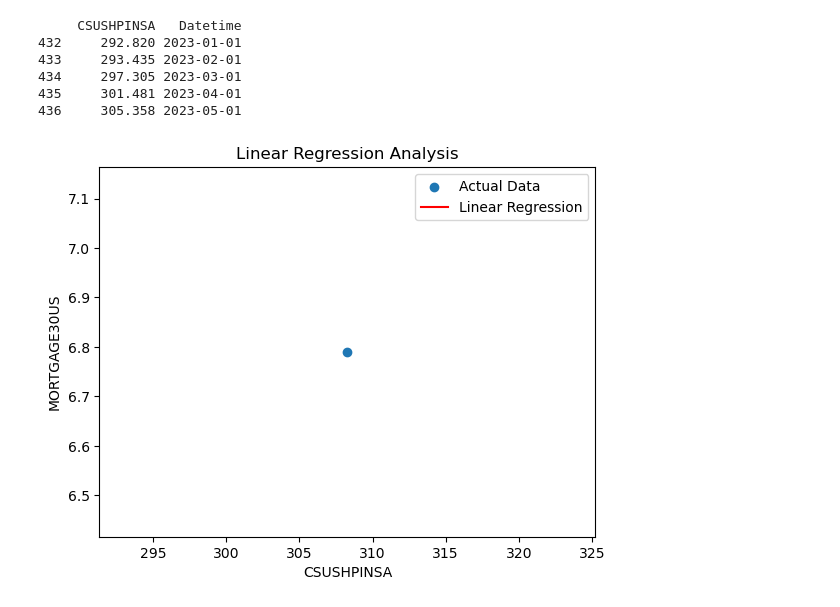
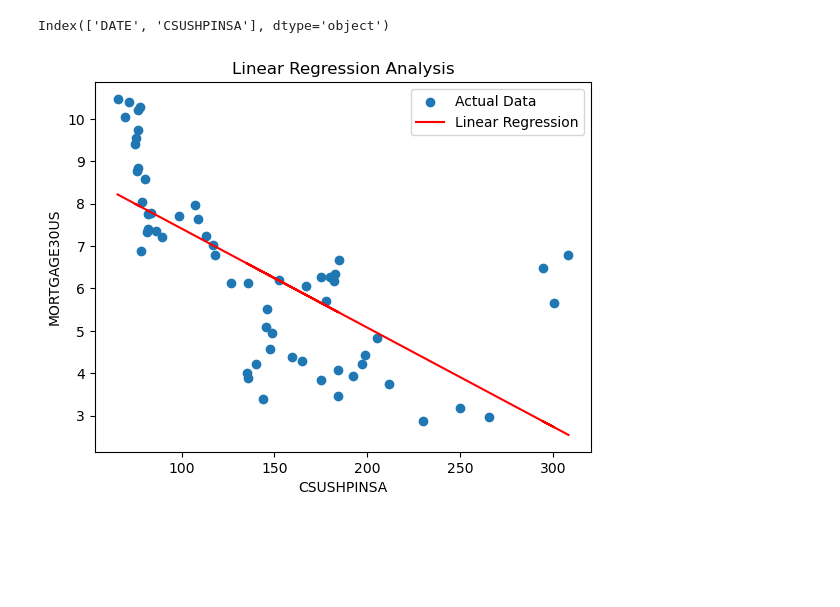
Before and after one commit to WalterHampson/HomePriceIndex, a Jupyter notebook: drewkirke.ipynb, the cells around one changed output. Drawn from its saved outputs; the diff is of its cells as text; code cells hidden in the pictures; blank space fills up the shorter version.

```diff
--- a/drewkirke.ipynb
+++ b/drewkirke.ipynb
@@ -8,3 +11,3 @@ from pathlib import Path
 # %%
-CS_HOUSE_PRICE_PATH = Path("Data", "Case_Shiller.csv")
-MORTGAGE_RATE_PATH = Path("Data", "MORTGAGE30US.csv")
+CSHP = Path("Data", "Case_Shiller.csv")
+MUD = Path("Data", "MORTGAGE30US.csv")
@@ -104,53 +14,41 @@ print(mortgage_30_year_filtered.head())
-# %%
-import pandas as pd
-
-# Assuming you have already created the DataFrame from raw_data
-# raw_data = {"CSUSHPINSA": cs_house_price_s, "MORTGAGE_30": mortgage_30_year_raw_s}
-# cs_house_price_df = pd.DataFrame(raw_data).dropna()
-
-# Filter cs_house_price_s data for a specific date range (e.g., from start_date to end_date)
-start_date = '2023-01-01'
-end_date = '2023-12-31'
-
-# Filtered DataFrame for 'CSUSHPINSA' column
-cs_filtered = cs_house_price_df.loc[(cs_house_price_df['Datetime'] >= start_date) & (cs_house_price_df['Datetime'] <= end_date)]
-
-# Print the filtered DataFrame
-print(cs_filtered.head())
-# %% [output]
-     CSUSHPINSA   Datetime
-432     292.820 2023-01-01
-433     293.435 2023-02-01
-434     297.305 2023-03-01
-435     301.481 2023-04-01
-436     305.358 2023-05-01
+# %%
+print(CSHP.columns)
+# %% [output]
+Index(['DATE', 'CSUSHPINSA'], dtype='object')
 # %%
 import pandas as pd
 from sklearn.linear_model import LinearRegression
 import matplotlib.pyplot as plt
+from pathlib import Path
 
 
-# Merge DataFrames on the 'Datetime' column
-merged_df = pd.merge(cs_filtered, mortgage_30_year_filtered, on='Datetime')
+CSHP_path = Path("Case_Shiller.csv")
+MUD_path = Path("MORTGAGE30US.csv")
 
-# Prepare data for linear regression
-X = merged_df['CSUSHPINSA'].values.reshape(-1, 1)
-y = merged_df['MORTGAGE30US'].values
 
-# Fit linear regression model
-model = LinearRegression()
-model.fit(X, y)
+if CSHP_path.exists() and MUD_path.exists():
 
-# Make predictions
-predictions = model.predict(X)
+    CSHP = pd.read_csv(CSHP_path)
+    MUD = pd.read_csv(MUD_path)
 
-# Plot the scatter plot and regression line
-plt.scatter(X, y, label='Actual Data')
-plt.plot(X, predictions, color='red', label='Linear Regression')
-plt.xlabel('CSUSHPINSA')
-plt.ylabel('MORTGAGE30US')
-plt.title('Linear Regression Analysis')
-plt.legend()
-plt.show()
+    merged_df = pd.merge(CSHP, MUD, on='DATE')
+
+    X = merged_df['CSUSHPINSA'].values.reshape(-1, 1)
+    y = merged_df['MORTGAGE30US'].values
+
+    model = LinearRegression()
+    model.fit(X, y)
+
+    predictions = model.predict(X)
+
+    plt.scatter(X, y, label='Actual Data')
+    plt.plot(X, predictions, color='red', label='Linear Regression')
+    plt.xlabel('CSUSHPINSA')
+    plt.ylabel('MORTGAGE30US')
+    plt.title('Linear Regression Analysis')
+    plt.legend()
+    plt.show()
+else:
+    print("One or both of the files do not exist.")
 # %% [output]
-[figure, old version]
+[figure, new version]
```
Also changed, not shown: parts of 6 cells of this notebook.
